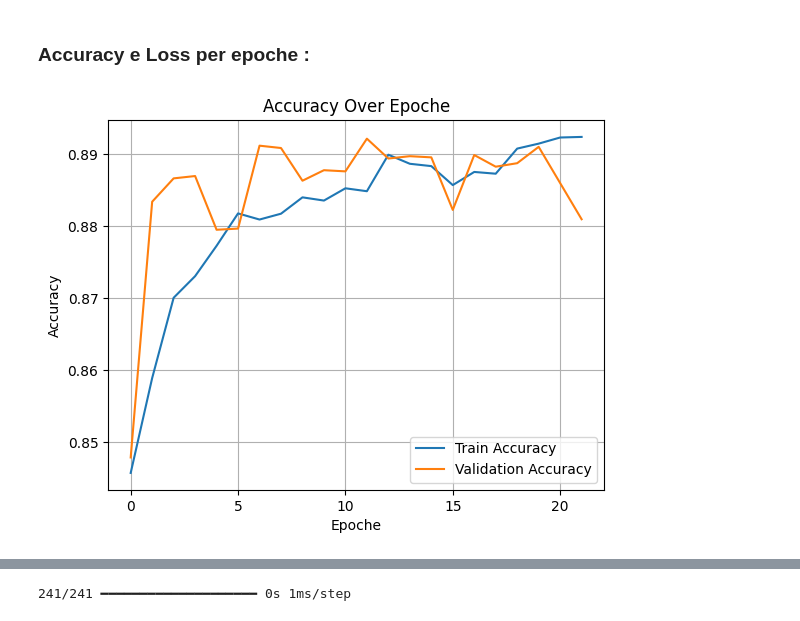
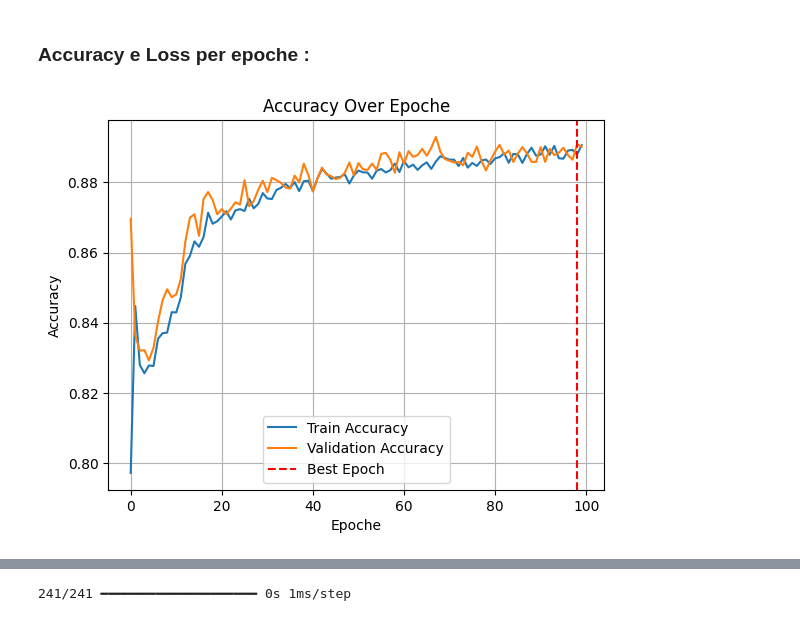
Before and after one commit to FrancescaCola/CustomerScoring, a Jupyter notebook: Neural_Networks.ipynb, the cells around one changed output, grey strips where cells are left out. Cells and saved outputs as stored; diff of their text form; code cells hidden in the pictures.

```diff
--- a/Neural_Networks.ipynb
+++ b/Neural_Networks.ipynb
@@ -115 +115,9 @@ model.compile(
+# %%
+optimizer = Adam(learning_rate=1e-4) # ottimizzatore Adam con learning rate di 0.0001
+
+model.compile(
+    optimizer=optimizer,
+    loss='binary_crossentropy', # funzione di perdita per classificazione binaria
+    metrics=['accuracy'] # metrica di accuratezza
+)
 # %% [markdown]
@@ -117,7 +125,7 @@ Early stopping per evitare overfitting :
 # %%
 early_stop = EarlyStopping(
     monitor='val_loss',
-    patience=15,
+    patience=200    ,
     restore_best_weights=True
 )
 # %% [markdown]
@@ -125,7 +133,7 @@ Addestramento :
 # %%
 history = model.fit(
     X_train, y_train,
-    epochs=100, # Numero di epoche
+    epochs=200, # Numero di epoche
     batch_size=32, # Dimensione del batch
     validation_split=0.2,
     class_weight=class_weights,  # Qui usiamo i pesi
@@ -151,0 +160,3 @@ Epoch 22/100
+# %%
+best_epoch = np.argmin(history.history['val_loss'])
+print(f" I pesi sono stati ripristinati all’epoca {best_epoch + 1} (val_loss = {history.history['val_loss'][best_epoch]:.4f})")
@@ -156,12 +169,13 @@ Epoch 22/100
 # %%
 # Accuracy
 plt.plot(history.history['accuracy'], label='Train Accuracy')
 plt.plot(history.history['val_accuracy'], label='Validation Accuracy')
+plt.axvline(x=best_epoch, color='r', linestyle='--', label='Best Epoch')
 plt.xlabel('Epoche')
 plt.ylabel('Accuracy')
 plt.legend()
 plt.title('Accuracy Over Epoche')
 plt.grid(True)
 plt.show()
 # %% [output]
-[figure, old version]
+[figure, new version]
```
Also changed, not shown: parts of 36 cells of this notebook.
